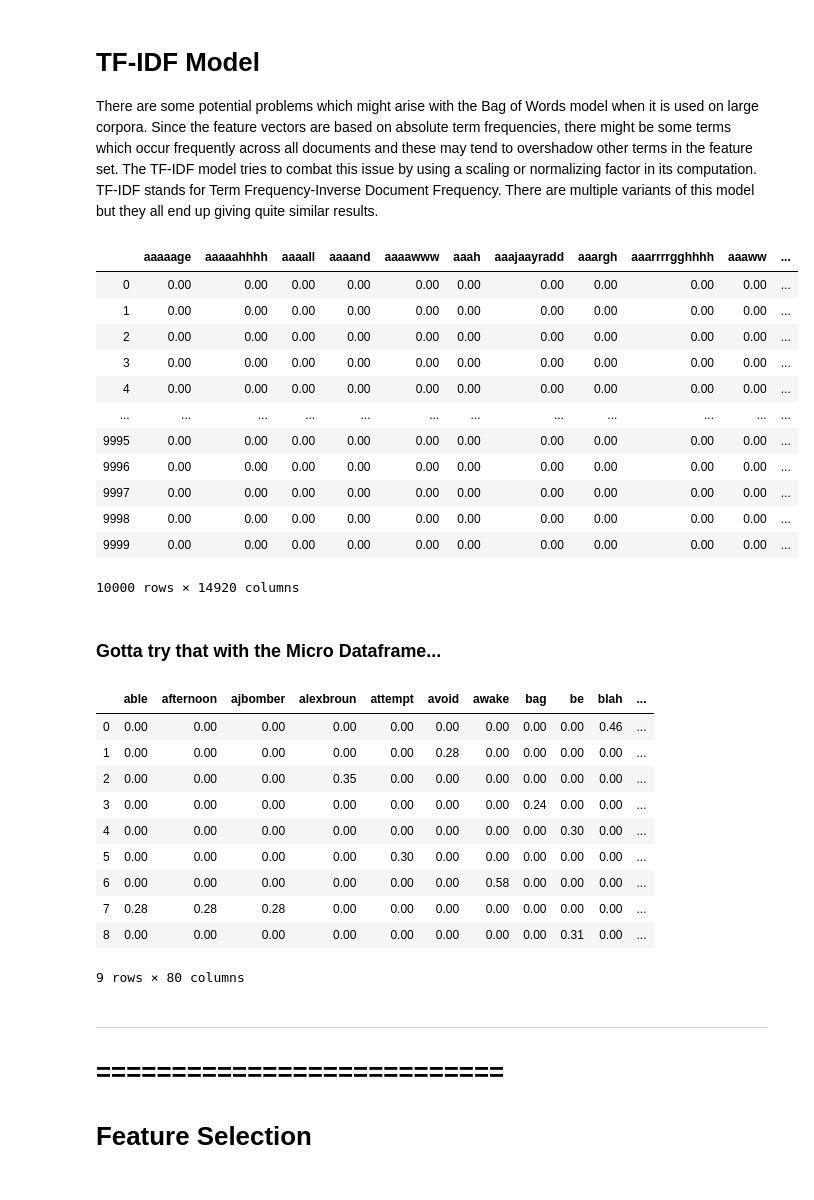
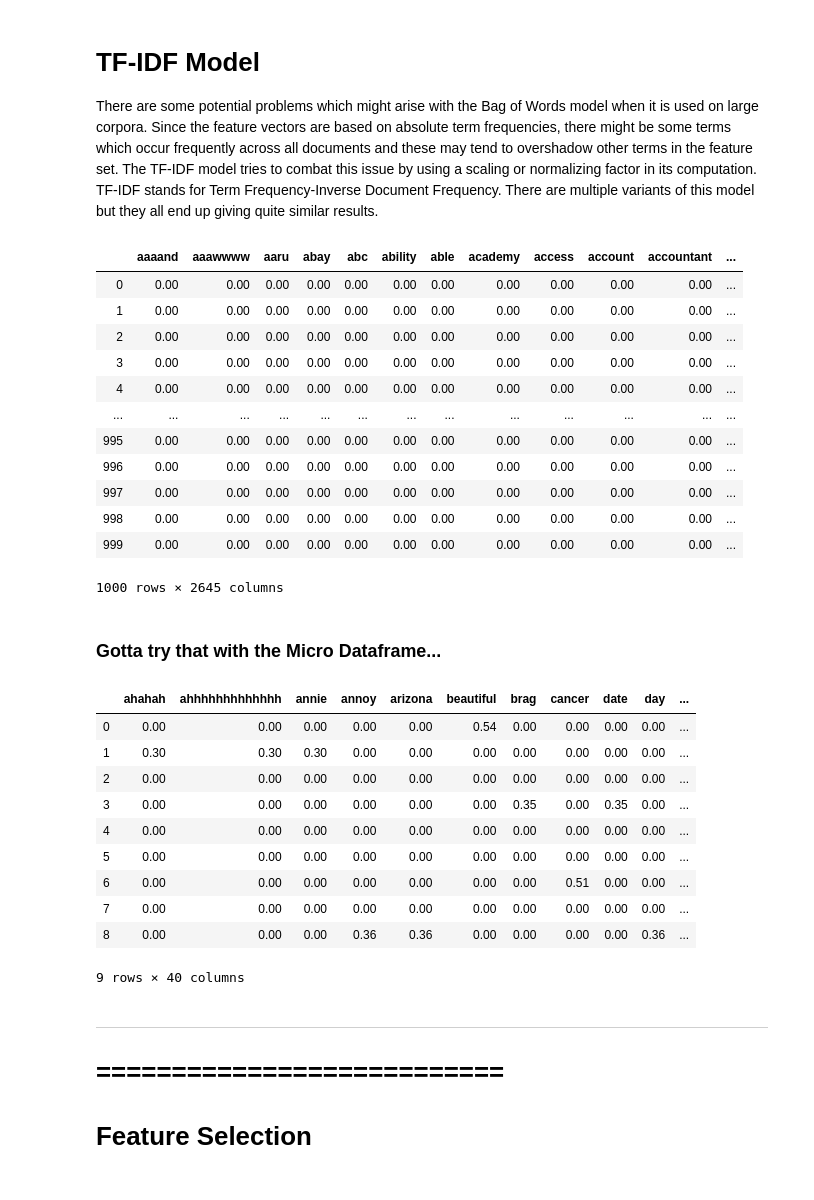
Before and after one commit to 3dspace/language-processing-lifecycle-fall2019, a Jupyter notebook: pgray-csml1010-project.ipynb, the cells around one changed output. Saved outputs shown, nothing was run; the diff lists cells and outputs as text; code cells hidden in the pictures.

```diff
--- a/pgray-csml1010-project.ipynb
+++ b/pgray-csml1010-project.ipynb
@@ -100,7 +100,7 @@ dtype: int64
 # %% [markdown]
 # Set temporary dataset size, for quicker processing
 # %%
-dev_data_size = 10000
+dev_data_size = 1000
 # %%
 start_row = int(800000-(dev_data_size/2))-1
 finish_row = int(800000+(dev_data_size/2))-1
@@ -809,26 +782,26 @@ There are some potential problems which might arise with the Bag of Words model
 # %%
 from sklearn.feature_extraction.text import TfidfVectorizer
 
 tv = TfidfVectorizer(min_df=0., max_df=1., use_idf=True)
 tv_matrix = tv.fit_transform(df_sm['text_nav'])
 tv_matrix = tv_matrix.toarray()
 
-vocab = tv.get_feature_names()
+vocab_tfidf = tv.get_feature_names()
 pd.DataFrame(np.round(tv_matrix, 2), columns=vocab)
 # %% [output]
-|  | aaaaage | aaaaahhhh | aaaall | aaaand | aaaawww | aaah | aaajaayradd | aaargh | aaarrrrgghhhh | aaaww | ... |
-| 0 | 0.00 | 0.00 | 0.00 | 0.00 | 0.00 | 0.00 | 0.00 | 0.00 | 0.00 | 0.00 | ... |
-| 1 | 0.00 | 0.00 | 0.00 | 0.00 | 0.00 | 0.00 | 0.00 | 0.00 | 0.00 | 0.00 | ... |
-| 2 | 0.00 | 0.00 | 0.00 | 0.00 | 0.00 | 0.00 | 0.00 | 0.00 | 0.00 | 0.00 | ... |
-| 3 | 0.00 | 0.00 | 0.00 | 0.00 | 0.00 | 0.00 | 0.00 | 0.00 | 0.00 | 0.00 | ... |
-| 4 | 0.00 | 0.00 | 0.00 | 0.00 | 0.00 | 0.00 | 0.00 | 0.00 | 0.00 | 0.00 | ... |
-| ... | ... | ... | ... | ... | ... | ... | ... | ... | ... | ... | ... |
-| 9995 | 0.00 | 0.00 | 0.00 | 0.00 | 0.00 | 0.00 | 0.00 | 0.00 | 0.00 | 0.00 | ... |
-| 9996 | 0.00 | 0.00 | 0.00 | 0.00 | 0.00 | 0.00 | 0.00 | 0.00 | 0.00 | 0.00 | ... |
-| 9997 | 0.00 | 0.00 | 0.00 | 0.00 | 0.00 | 0.00 | 0.00 | 0.00 | 0.00 | 0.00 | ... |
-| 9998 | 0.00 | 0.00 | 0.00 | 0.00 | 0.00 | 0.00 | 0.00 | 0.00 | 0.00 | 0.00 | ... |
-| 9999 | 0.00 | 0.00 | 0.00 | 0.00 | 0.00 | 0.00 | 0.00 | 0.00 | 0.00 | 0.00 | ... |
+|  | aaaand | aaawwww | aaru | abay | abc | ability | able | academy | access | account | accountant | ... |
+| 0 | 0.00 | 0.00 | 0.00 | 0.00 | 0.00 | 0.00 | 0.00 | 0.00 | 0.00 | 0.00 | 0.00 | ... |
+| 1 | 0.00 | 0.00 | 0.00 | 0.00 | 0.00 | 0.00 | 0.00 | 0.00 | 0.00 | 0.00 | 0.00 | ... |
+| 2 | 0.00 | 0.00 | 0.00 | 0.00 | 0.00 | 0.00 | 0.00 | 0.00 | 0.00 | 0.00 | 0.00 | ... |
+| 3 | 0.00 | 0.00 | 0.00 | 0.00 | 0.00 | 0.00 | 0.00 | 0.00 | 0.00 | 0.00 | 0.00 | ... |
+| 4 | 0.00 | 0.00 | 0.00 | 0.00 | 0.00 | 0.00 | 0.00 | 0.00 | 0.00 | 0.00 | 0.00 | ... |
+| ... | ... | ... | ... | ... | ... | ... | ... | ... | ... | ... | ... | ... |
+| 995 | 0.00 | 0.00 | 0.00 | 0.00 | 0.00 | 0.00 | 0.00 | 0.00 | 0.00 | 0.00 | 0.00 | ... |
+| 996 | 0.00 | 0.00 | 0.00 | 0.00 | 0.00 | 0.00 | 0.00 | 0.00 | 0.00 | 0.00 | 0.00 | ... |
+| 997 | 0.00 | 0.00 | 0.00 | 0.00 | 0.00 | 0.00 | 0.00 | 0.00 | 0.00 | 0.00 | 0.00 | ... |
+| 998 | 0.00 | 0.00 | 0.00 | 0.00 | 0.00 | 0.00 | 0.00 | 0.00 | 0.00 | 0.00 | 0.00 | ... |
+| 999 | 0.00 | 0.00 | 0.00 | 0.00 | 0.00 | 0.00 | 0.00 | 0.00 | 0.00 | 0.00 | 0.00 | ... |
-10000 rows × 14920 columns
+1000 rows × 2645 columns
 # %% [markdown]
 ### Gotta try that with the Micro Dataframe...
 # %%
@@ -839,17 +812,17 @@ tv_micro_matrix = tv_micro_matrix.toarray()
 vocab_micro = tv_micro.get_feature_names()
 pd.DataFrame(np.round(tv_micro_matrix, 2), columns=vocab_micro)
 # %% [output]
-|  | able | afternoon | ajbomber | alexbroun | attempt | avoid | awake | bag | be | blah | ... |
-| 0 | 0.00 | 0.00 | 0.00 | 0.00 | 0.00 | 0.00 | 0.00 | 0.00 | 0.00 | 0.46 | ... |
-| 1 | 0.00 | 0.00 | 0.00 | 0.00 | 0.00 | 0.28 | 0.00 | 0.00 | 0.00 | 0.00 | ... |
-| 2 | 0.00 | 0.00 | 0.00 | 0.35 | 0.00 | 0.00 | 0.00 | 0.00 | 0.00 | 0.00 | ... |
-| 3 | 0.00 | 0.00 | 0.00 | 0.00 | 0.00 | 0.00 | 0.00 | 0.24 | 0.00 | 0.00 | ... |
-| 4 | 0.00 | 0.00 | 0.00 | 0.00 | 0.00 | 0.00 | 0.00 | 0.00 | 0.30 | 0.00 | ... |
-| 5 | 0.00 | 0.00 | 0.00 | 0.00 | 0.30 | 0.00 | 0.00 | 0.00 | 0.00 | 0.00 | ... |
-| 6 | 0.00 | 0.00 | 0.00 | 0.00 | 0.00 | 0.00 | 0.58 | 0.00 | 0.00 | 0.00 | ... |
-| 7 | 0.28 | 0.28 | 0.28 | 0.00 | 0.00 | 0.00 | 0.00 | 0.00 | 0.00 | 0.00 | ... |
-| 8 | 0.00 | 0.00 | 0.00 | 0.00 | 0.00 | 0.00 | 0.00 | 0.00 | 0.31 | 0.00 | ... |
+|  | ahahah | ahhhhhhhhhhhhh | annie | annoy | arizona | beautiful | brag | cancer | date | day | ... |
+| 0 | 0.00 | 0.00 | 0.00 | 0.00 | 0.00 | 0.54 | 0.00 | 0.00 | 0.00 | 0.00 | ... |
+| 1 | 0.30 | 0.30 | 0.30 | 0.00 | 0.00 | 0.00 | 0.00 | 0.00 | 0.00 | 0.00 | ... |
+| 2 | 0.00 | 0.00 | 0.00 | 0.00 | 0.00 | 0.00 | 0.00 | 0.00 | 0.00 | 0.00 | ... |
+| 3 | 0.00 | 0.00 | 0.00 | 0.00 | 0.00 | 0.00 | 0.35 | 0.00 | 0.35 | 0.00 | ... |
+| 4 | 0.00 | 0.00 | 0.00 | 0.00 | 0.00 | 0.00 | 0.00 | 0.00 | 0.00 | 0.00 | ... |
+| 5 | 0.00 | 0.00 | 0.00 | 0.00 | 0.00 | 0.00 | 0.00 | 0.00 | 0.00 | 0.00 | ... |
+| 6 | 0.00 | 0.00 | 0.00 | 0.00 | 0.00 | 0.00 | 0.00 | 0.51 | 0.00 | 0.00 | ... |
+| 7 | 0.00 | 0.00 | 0.00 | 0.00 | 0.00 | 0.00 | 0.00 | 0.00 | 0.00 | 0.00 | ... |
+| 8 | 0.00 | 0.00 | 0.00 | 0.36 | 0.36 | 0.00 | 0.00 | 0.00 | 0.00 | 0.36 | ... |
-9 rows × 80 columns
+9 rows × 40 columns
 # %% [markdown]
 --------------------------------------
 
```
Also changed, not shown: parts of 34 cells of this notebook, 1 other file.
